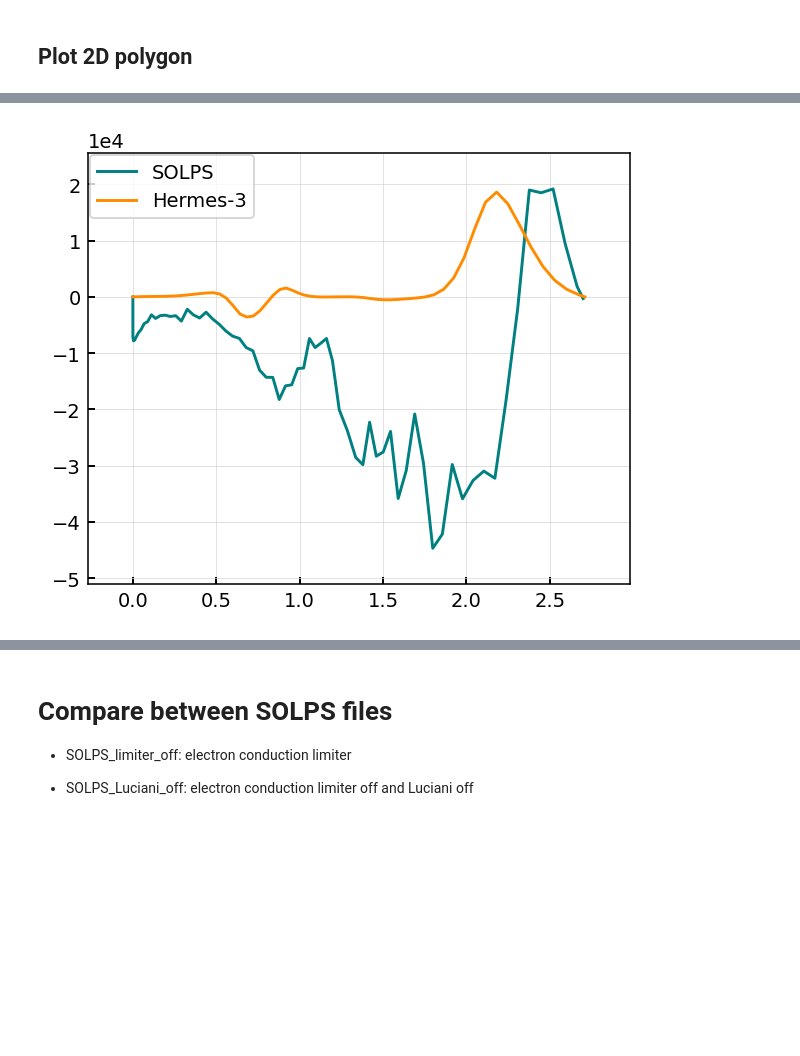
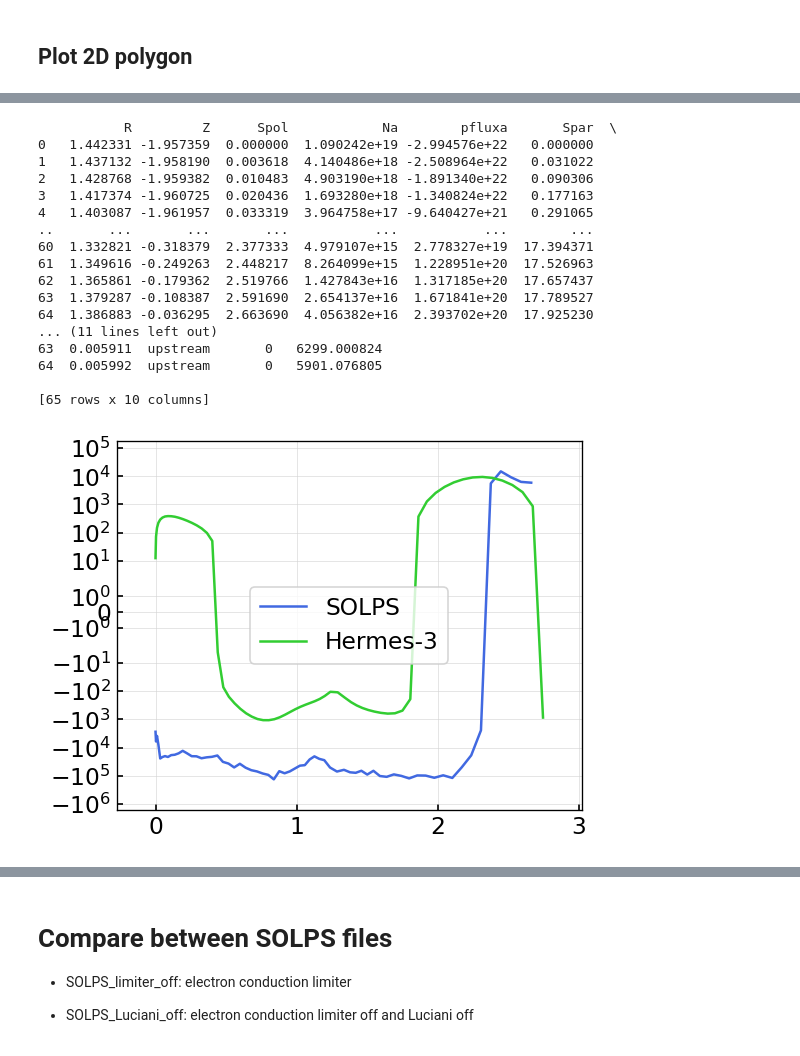
Before and after one commit to sun51027/hermes3-2dplots, a Jupyter notebook: plot_solps_balance.ipynb, the cells around one changed output, grey strips where cells are left out. Saved outputs shown, nothing was run; the diff lists cells and outputs as text; code cells hidden in the pictures; blank space fills up the shorter version.

Commit message:
interpolate solps work...

```diff
--- a/plot_solps_balance.ipynb
+++ b/plot_solps_balance.ipynb
@@ -84,18 +68,18 @@ list(nc.variables.keys() )
 ## Read SOLPS by solps_pp and read hermes-3
 # %%
 # Read SOLPS
-bal = SOLPScase(".")
+bal = SOLPScase("../ref_puff1e21_radbc0_mirrorsides_atoms_recyct0p99_nofluxlim_novis_nocorrcore_corebccon8_ionisingcore_lluciani0")
 # print(type(bal))
 
 # Read Hermes-3
 db = CaseDB(
-    case_dir = r"/users/jpm590/scratch/",
-    grid_dir = r"/users/jpm590/gridfile"
+    case_dir = r"/Users/zero/workspace/phd_work/hms_output/",
+    grid_dir = r"/Users/zero/workspace/phd_work/hms_output/gridfile"
     # grid_dir = r"/users/jpm590/neutralrun/hermes-3/master"
 
 )
 toload = [
-    dict(name="nowallpump_1e21_limiterOFF", id="260217-cdn-46895-nowallpump_limiterOff_1e21", unnormalise_geom = True, use_xhermes = True, squash = True),
+    dict(name="260717_highrsl_6e20", id="260717_highrsl_6e20", unnormalise_geom = True, use_xhermes = True, squash = True),
     # dict(name="nowallpump_1e21", id="260427_reproduce_1e21_neumann_nowallpump", unnormalise_geom = True, use_xhermes = True, squash = True),
 
 ]
@@ -276,7 +275,7 @@ ax.set_aspect('equal', adjustable='box')
 import numpy as np
 import builtins
 
-filename = "solps_files/fort.44"
+filename = "../ref_puff1e21_radbc0_mirrorsides_atoms_recyct0p99_nofluxlim_novis_nocorrcore_corebccon8_ionisingcore_lluciani0/fort.44"
 var_name = "pfluxa"
 with builtins.open(filename, 'r') as f:
     lines = f.readlines()
@@ -307,13 +306,13 @@ print(f"pfluxa size = {pfluxa.size}, nx = {nx}, ny = {ny}, nx*ny = {nx*ny}")
 # fort.44 outputs without guard cells: shape is (nx-2, ny-2)
 # Fortran order ('F') means first dimension (poloidal) varies fastest.
 pfluxa_inner = pfluxa.reshape((nx-2, ny-2), order='F')
-print(f"pfluxa_inner: {pfluxa_inner}")
+# print(f"pfluxa_inner: {pfluxa_inner}")
 
 
 # Pad with zeros to match SOLPS grid shape (nx, ny)
 pfluxa_padded = np.zeros((nx, ny))
 pfluxa_padded[1:-1, 1:-1] = pfluxa_inner
-print(pfluxa_padded)
+# print(pfluxa_padded)
 
 
 
@@ -324,12 +323,4 @@ try:
     bal.plot_2d(var_name, data=pfluxa_padded, logscale=True, cmap="plasma")
 except Exception as e:
     print(f"Error plotting: {e}")
-
-# --- Velocity Calculation ---
-# Get Neutral Density from your SOLPScase (shape is already nx, ny)
-Nd = bal.bal["Nd"]
-# Do a safe division: Vd = pfluxa / Nd (outputs 0 where Nd is 0)
-Vd = np.divide(pfluxa_padded, Nd, out=np.zeros_like(pfluxa_padded), where=(Nd!=0))
-# Plot the new velocity array!
-bal.plot_2d("Vd", data=Vd, logscale=True,vmin= - 1e5, vmax=1e5)
 # %% [output]
@@ -344,19 +350,42 @@ ds["Vd_pol"].bout.polygon(ax = ax , cmap = "Spectral_r", antialias = True,logsca
 # %%
+## Polodial neutral velocity
+
 bal.bal["pfluxa"] = pfluxa_padded
 # SOLPS
-dsolps = bal.get_1d_poloidal_data(params=["Nd","pfluxa"], region="outer_lower", sepadd=1, target_first=1)
-dsolps["Vd"]=dsolps["pfluxa"]/dsolps["Nd"]
+dsolps = bal.get_1d_poloidal_data(params=["Na","pfluxa"], region="outer_lower_sol", sepadd=1, target_first=True,
+                      interpolate_midplane=False, interpolate_radial=False)
+dsolps["Vd"]=dsolps["pfluxa"]/dsolps["Na"]
+print(dsolps)
 
 # Hermes-3
-ds = cs["neutralimit_gcc12_9497476"].ds.isel(t=-1)
-dhermes = get_1d_poloidal_data(ds, params=["Nd", "Vd","Bpxy","Bxy"], region="outer_lower", sepadd=1, target_first=1)
+ds = cs["260717_highrsl_6e20"].ds.isel(t=-1)
+dhermes = get_1d_poloidal_data(ds, params=["Nd", "Vd","Bpxy","Bxy"], region="outer_lower_sol", sepadd=1, target_first=True,
+                      interpolate_midplane=False, interpolate_radial=False)
 dhermes["Vd_pol"]=dhermes["Vd"]*abs(dhermes["Bpxy"] / abs(dhermes["Bxy"]))
 
 fig, ax = plt.subplots()
 ax.plot(dsolps["Spol"], dsolps["Vd"], label="SOLPS")
 ax.plot(dhermes["Spol"], dhermes["Vd_pol"], label="Hermes-3")
 ax.legend()
 ax.grid(alpha=0.7)
+ax.set_yscale("symlog")
 plt.show()
 # %% [output]
+           R         Z      Spol            Na        pfluxa       Spar  \
+0   1.442331 -1.957359  0.000000  1.090242e+19 -2.994576e+22   0.000000
+1   1.437132 -1.958190  0.003618  4.140486e+18 -2.508964e+22   0.031022
+2   1.428768 -1.959382  0.010483  4.903190e+18 -1.891340e+22   0.090306
+3   1.417374 -1.960725  0.020436  1.693280e+18 -1.340824e+22   0.177163
+4   1.403087 -1.961957  0.033319  3.964758e+17 -9.640427e+21   0.291065
+..       ...       ...       ...           ...           ...        ...
+60  1.332821 -0.318379  2.377333  4.979107e+15  2.778327e+19  17.394371
+61  1.349616 -0.249263  2.448217  8.264099e+15  1.228951e+20  17.526963
+62  1.365861 -0.179362  2.519766  1.427843e+16  1.317185e+20  17.657437
+63  1.379287 -0.108387  2.591690  2.654137e+16  1.671841e+20  17.789527
+64  1.386883 -0.036295  2.663690  4.056382e+16  2.393702e+20  17.925230
+... (11 lines left out)
+63  0.005911  upstream       0   6299.000824
+64  0.005992  upstream       0   5901.076805
+
+[65 rows x 10 columns]
-[figure, old version]
+[figure, new version]
```
Also changed, not shown: parts of 19 cells of this notebook, 4 other files.
